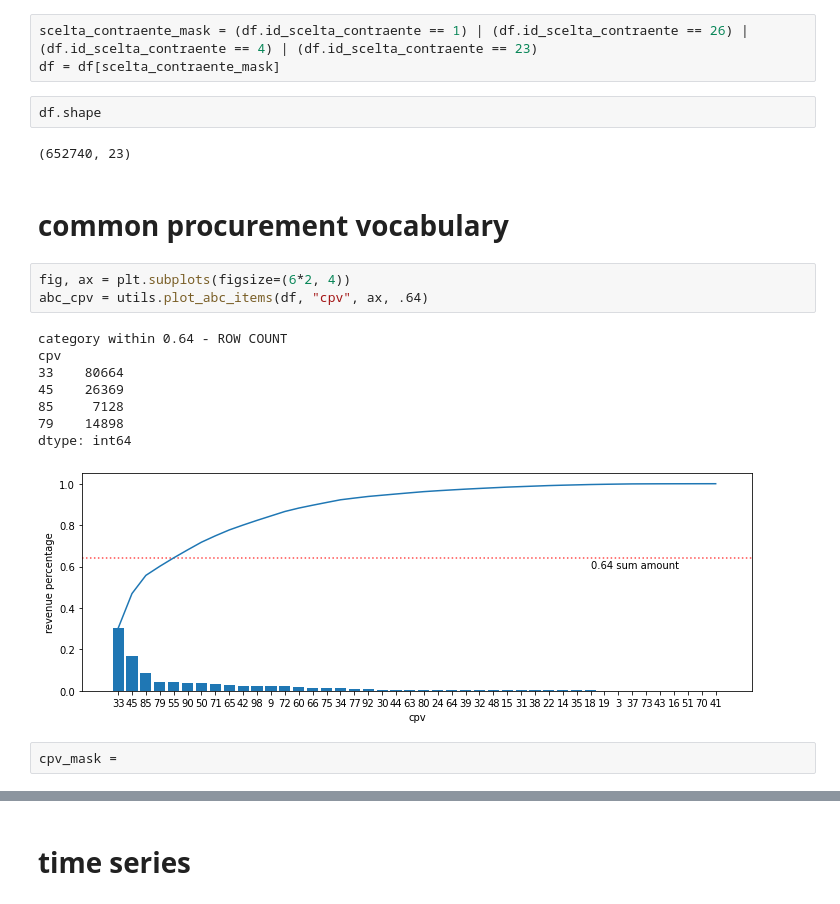
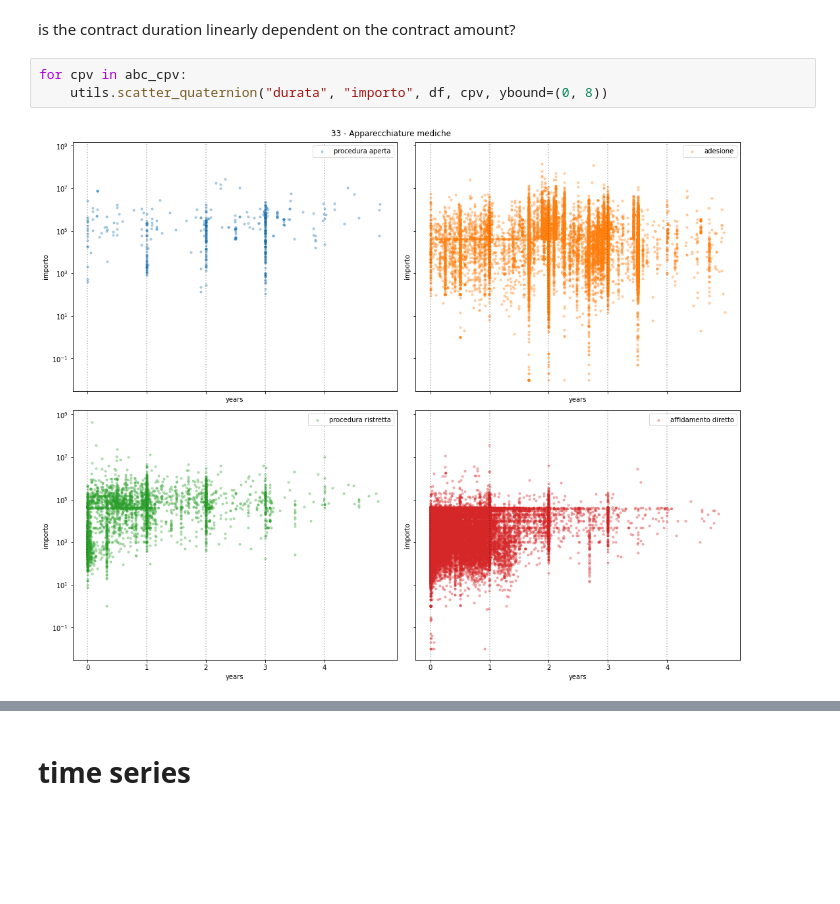
Before and after one commit to Yourne/synapthesis, a Jupyter notebook: Luglio23sett/explore.ipynb, the cells around one changed output, grey strips where cells are left out. Saved outputs shown, nothing was run; the diff lists cells and outputs as text; blank space fills up the shorter version.

```diff
--- a/Luglio23sett/explore.ipynb
+++ b/Luglio23sett/explore.ipynb
@@ -30,23 +53,7 @@ dtype: int64
-# %%
-scelta_contraente_mask = (df.id_scelta_contraente == 1) | (df.id_scelta_contraente == 26) | (df.id_scelta_contraente == 4) | (df.id_scelta_contraente == 23)
-df = df[scelta_contraente_mask]
-# %%
-df.shape
-# %% [output]
-(652740, 23)
-# %% [markdown]
-# common procurement vocabulary
-# %%
-fig, ax = plt.subplots(figsize=(6*2, 4))
-abc_cpv = utils.plot_abc_items(df, "cpv", ax, .64)
-# %% [output]
-category within 0.64 - ROW COUNT
-cpv
-33    80664
-45    26369
-85     7128
-79    14898
-dtype: int64
-[figure, removed]
-# %% [raw]
-cpv_mask =
+# %% [markdown]
+is the contract duration linearly dependent on the contract amount?
+# %%
+for cpv in abc_cpv:
+    utils.scatter_quaternion("durata", "importo", df, cpv, ybound=(0, 8))
+# %% [output]
+[figure, added]
```
Also changed, not shown: parts of 18 cells of this notebook, 2 other files.
